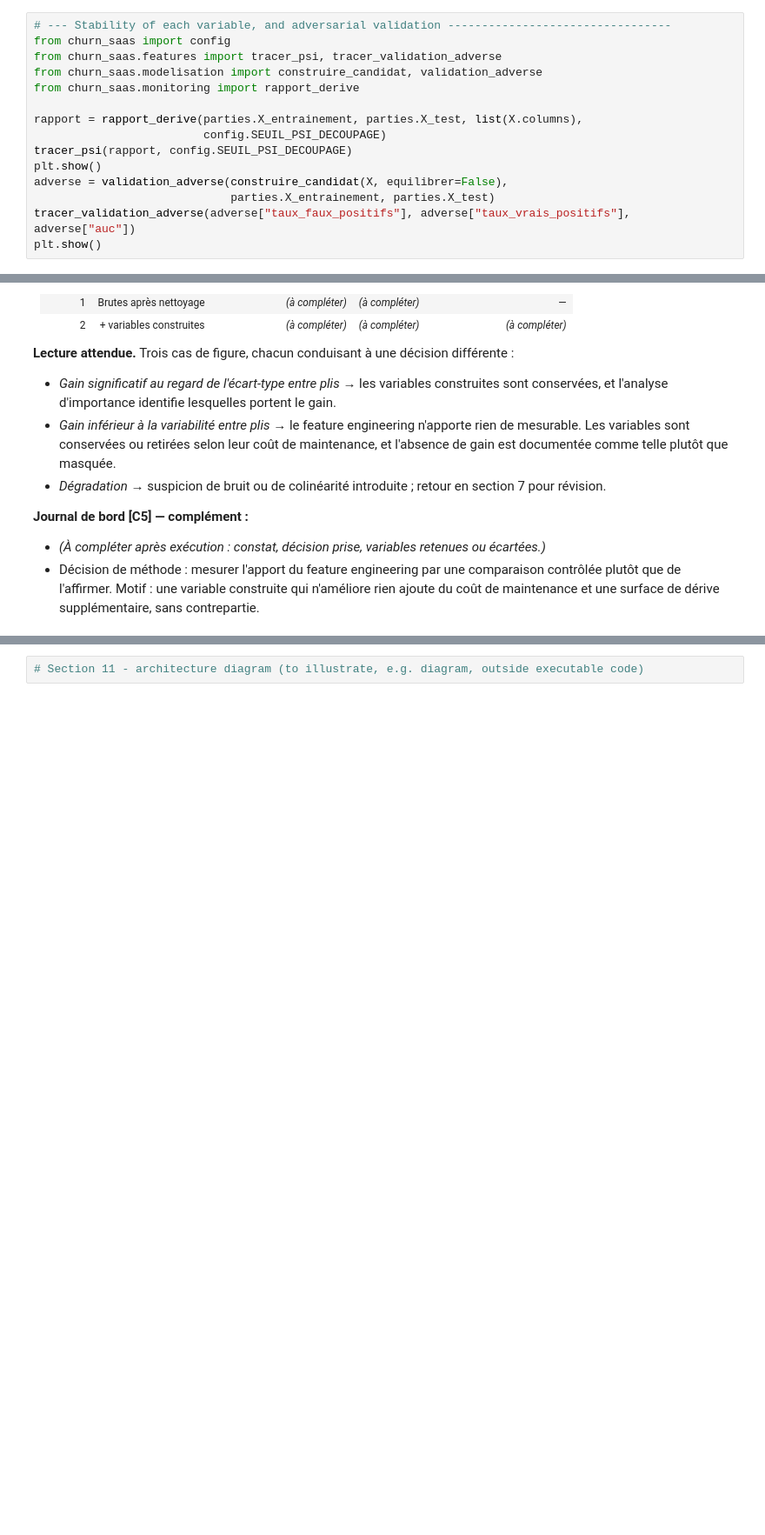
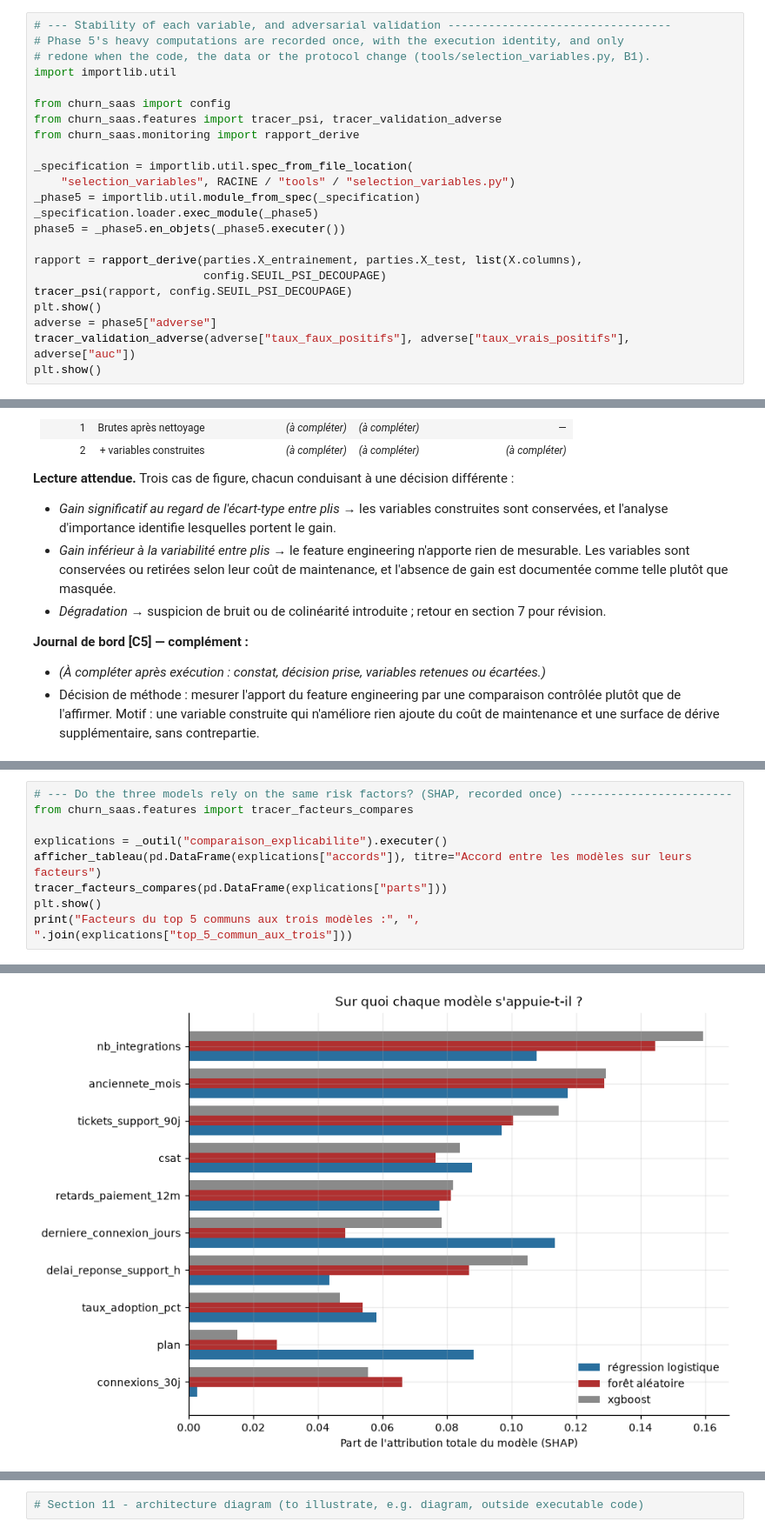
Before and after one commit to air-jaja/ai4me, a Jupyter notebook: notebooks/cas_usage_churn_saas.ipynb, the cells around one changed output, grey strips where cells are left out. Shown at 87% size. Drawn from its saved outputs; the diff is of its cells as text; blank space fills up the shorter version.

Commit message:
08.Optimization & Fine tunning : Preparation (suite)
# Adapt Performance in code and tests.
# Set SHAP configuration
# Adjust SHAP calculation
# Result of comparison

```diff
--- a/notebooks/cas_usage_churn_saas.ipynb
+++ b/notebooks/cas_usage_churn_saas.ipynb
@@ -1896,17 +1896,25 @@ Le découpage recalculé est-il celui que le manifeste enregistre ?
 | empreinte_test | b48cd06d8d4ba890934a | b48cd06d8d4ba890934a | True |
 # %%
 # --- Stability of each variable, and adversarial validation ---------------------------------
+# Phase 5's heavy computations are recorded once, with the execution identity, and only
+# redone when the code, the data or the protocol change (tools/selection_variables.py, B1).
+import importlib.util
+
 from churn_saas import config
 from churn_saas.features import tracer_psi, tracer_validation_adverse
-from churn_saas.modelisation import construire_candidat, validation_adverse
 from churn_saas.monitoring import rapport_derive
+
+_specification = importlib.util.spec_from_file_location(
+    "selection_variables", RACINE / "tools" / "selection_variables.py")
+_phase5 = importlib.util.module_from_spec(_specification)
+_specification.loader.exec_module(_phase5)
+phase5 = _phase5.en_objets(_phase5.executer())
 
 rapport = rapport_derive(parties.X_entrainement, parties.X_test, list(X.columns),
                          config.SEUIL_PSI_DECOUPAGE)
 tracer_psi(rapport, config.SEUIL_PSI_DECOUPAGE)
 plt.show()
-adverse = validation_adverse(construire_candidat(X, equilibrer=False),
-                             parties.X_entrainement, parties.X_test)
+adverse = phase5["adverse"]
 tracer_validation_adverse(adverse["taux_faux_positifs"], adverse["taux_vrais_positifs"], adverse["auc"])
 plt.show()
 # %% [output]
@@ -2511,0 +2516,10 @@ les mêmes hyperparamètres, ne différant que par le jeu de variables :
+# %%
+# --- Do the three models rely on the same risk factors? (SHAP, recorded once) ------------------------
+from churn_saas.features import tracer_facteurs_compares
+
+explications = _outil("comparaison_explicabilite").executer()
+afficher_tableau(pd.DataFrame(explications["accords"]), titre="Accord entre les modèles sur leurs facteurs")
+tracer_facteurs_compares(pd.DataFrame(explications["parts"]))
+plt.show()
+print("Facteurs du top 5 communs aux trois modèles :", ", ".join(explications["top_5_commun_aux_trois"]))
+# %% [output]
@@ -2511,0 +2532 @@ les mêmes hyperparamètres, ne différant que par le jeu de variables :
+[figure, added]
```
Also changed, not shown: parts of 14 cells of this notebook, 22 other files.
